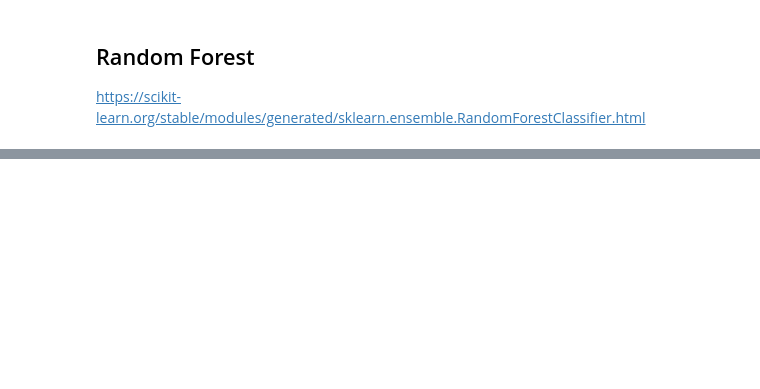
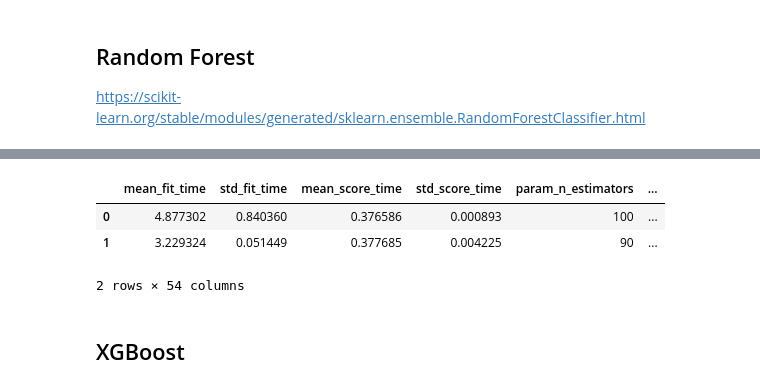
Before and after one commit to warnost/QTW, a Jupyter notebook: Week 8 Bank Data Case Study/Code/Week 8.ipynb, the cells around one changed output, grey strips where cells are left out. Saved outputs shown, nothing was run; the diff lists cells and outputs as text; code cells hidden in the pictures; blank space fills up the shorter version.

```diff
--- a/Week 8 Bank Data Case Study/Code/Week 8.ipynb
+++ b/Week 8 Bank Data Case Study/Code/Week 8.ipynb
@@ -130,0 +176,10 @@ clf.fit(X, y)
+# %%
+rf_random_search = pd.read_pickle('rf_random_search.p')
+pd.DataFrame(rf_random_search.cv_results_)
+# %% [output]
+|  | mean_fit_time | std_fit_time | mean_score_time | std_score_time | param_n_estimators | ... |
+| 0 | 4.877302 | 0.840360 | 0.376586 | 0.000893 | 100 | ... |
+| 1 | 3.229324 | 0.051449 | 0.377685 | 0.004225 | 90 | ... |
+2 rows × 54 columns
+# %% [markdown]
+## XGBoost
```
Also changed, not shown: parts of 18 cells of this notebook, 2 other files.
